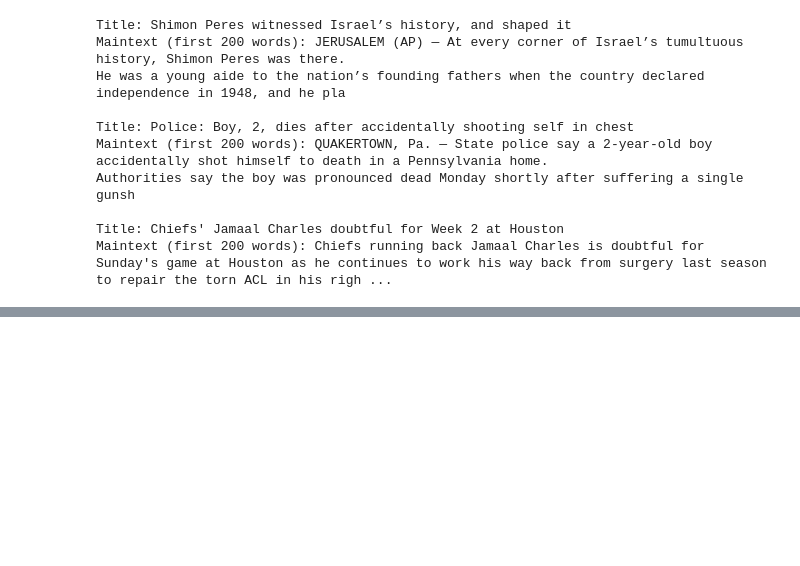
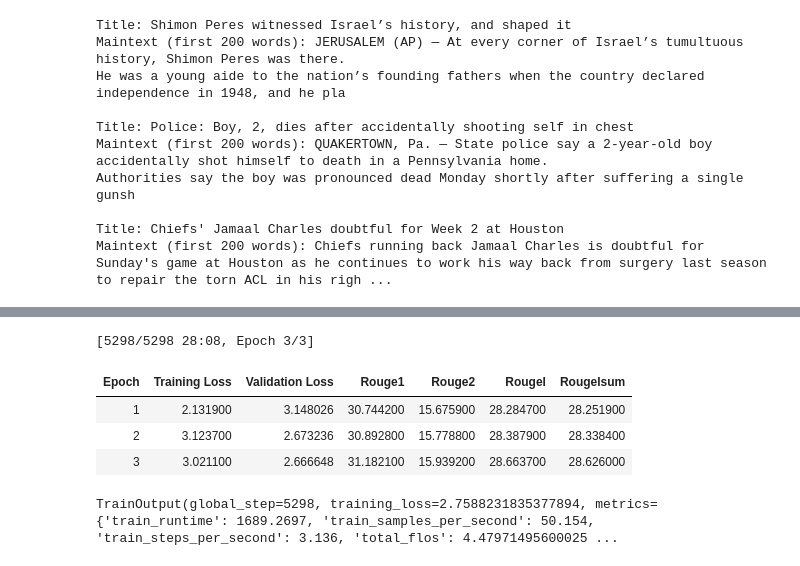
Before and after one commit to tensor-polinomics/hf_llm, a Jupyter notebook: notebooks/ch7d.ipynb, the cells around one changed output, grey strips where cells are left out. Cells and saved outputs as stored; diff of their text form; code cells hidden in the pictures; blank space fills up the shorter version.

```diff
--- a/notebooks/ch7d.ipynb
+++ b/notebooks/ch7d.ipynb
@@ -130,0 +247,3 @@ Maintext (first 200 words): Chiefs running back Jamaal Charles is doubtful for S
+# %%
+from transformers import AutoModelForSeq2SeqLM
+model = AutoModelForSeq2SeqLM.from_pretrained(model_checkpoint)
@@ -130,0 +347,11 @@ Maintext (first 200 words): Chiefs running back Jamaal Charles is doubtful for S
+# %%
+# Build up the collator
+from transformers import DataCollatorForSeq2Seq
+data_collator = DataCollatorForSeq2Seq(
+    tokenizer,
+    model=model,
+)
+# %%
+tokenized_datasets = tokenized_datasets.remove_columns(
+    books_dataset['train'].column_names
+)
@@ -130,0 +396,21 @@ Maintext (first 200 words): Chiefs running back Jamaal Charles is doubtful for S
+# %%
+# Instantiate the trainer
+from transformers import Seq2SeqTrainer
+trainer = Seq2SeqTrainer(
+    model=model,
+    args=args,
+    train_dataset=tokenized_datasets['train'],
+    eval_dataset=tokenized_datasets['validation'],
+    tokenizer=tokenizer,
+    data_collator=data_collator,
+    compute_metrics=compute_metrics,
+)
+# %%
+trainer.train()
+# %% [output]
+[5298/5298 28:08, Epoch 3/3]
+| Epoch | Training Loss | Validation Loss | Rouge1 | Rouge2 | Rougel | Rougelsum |
+| 1 | 2.131900 | 3.148026 | 30.744200 | 15.675900 | 28.284700 | 28.251900 |
+| 2 | 3.123700 | 2.673236 | 30.892800 | 15.778800 | 28.387900 | 28.338400 |
+| 3 | 3.021100 | 2.666648 | 31.182100 | 15.939200 | 28.663700 | 28.626000 |
+TrainOutput(global_step=5298, training_loss=2.7588231835377894, metrics={'train_runtime': 1689.2697, 'train_samples_per_second': 50.154, 'train_steps_per_second': 3.136, 'total_flos': 4.47971495600025 ...
```
Also changed, not shown: parts of 22 cells of this notebook, 3 other files.
